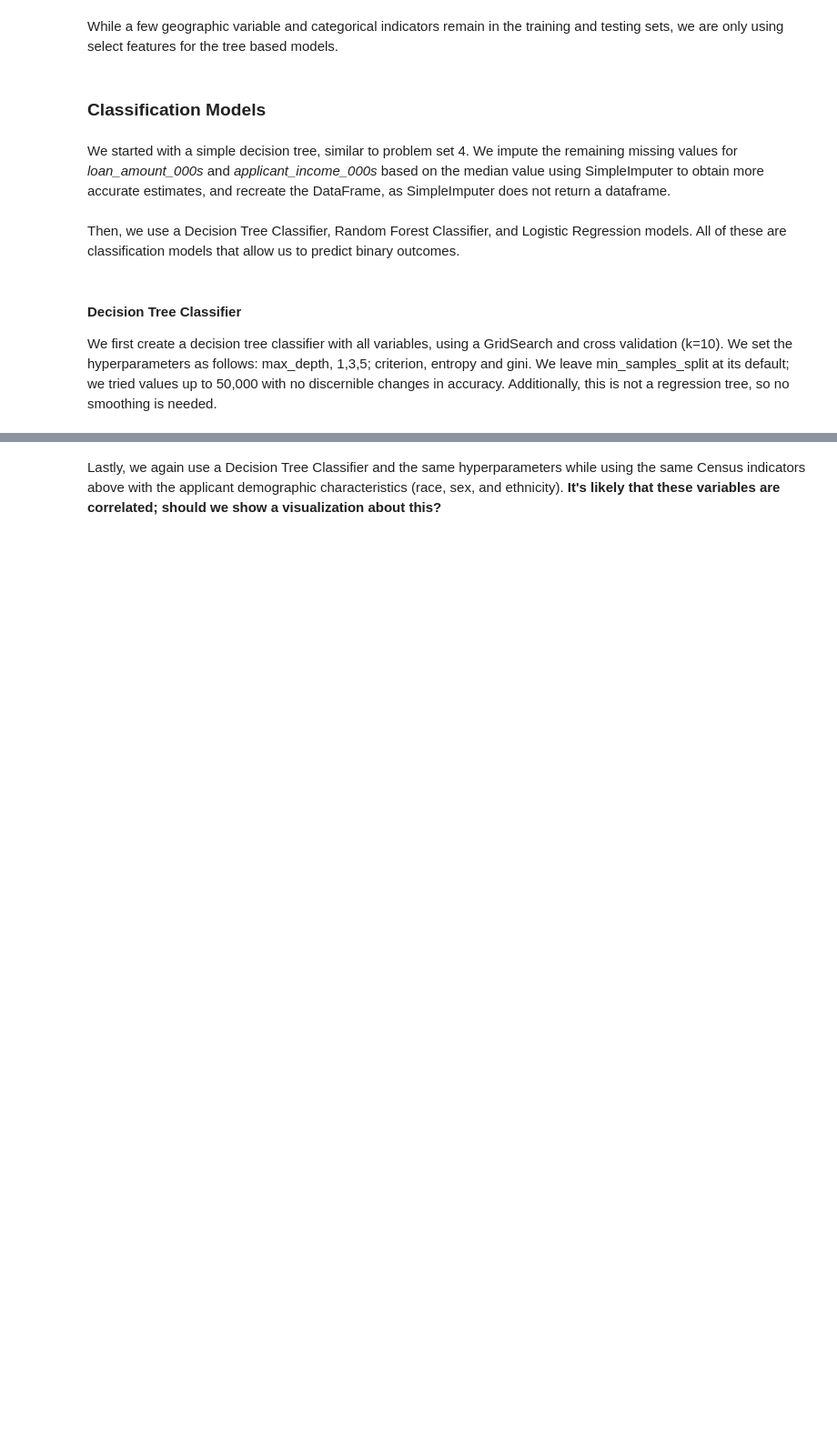
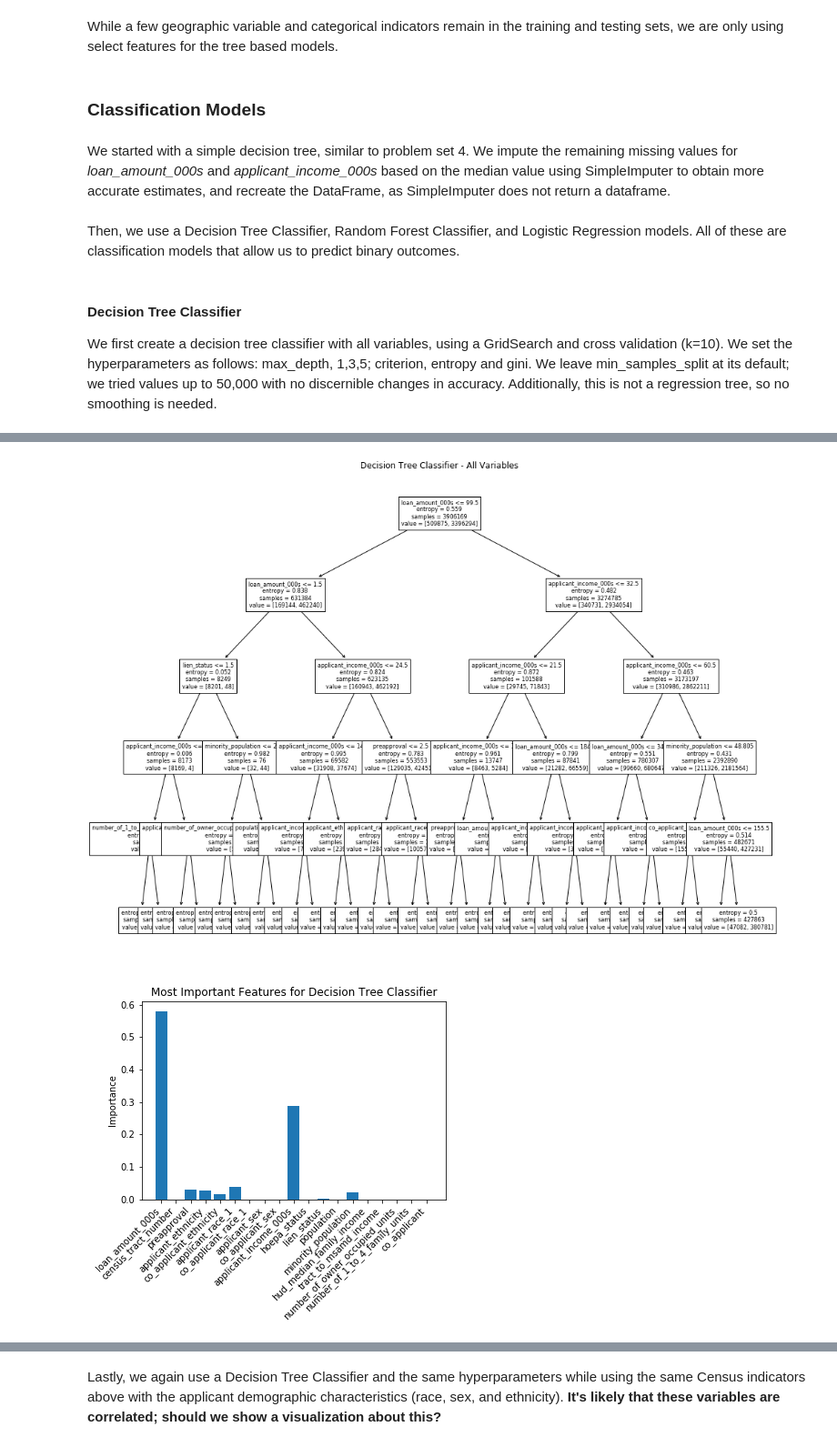
Before and after one commit to leppekja/capp30245, a Jupyter notebook: ML Models.ipynb, the cells around one changed output, grey strips where cells are left out. Shown: that part at 91% size. Drawn from its saved outputs; the diff is of its cells as text; code cells hidden in the pictures; blank space fills up the shorter version.

```diff
--- a/ML Models.ipynb
+++ b/ML Models.ipynb
@@ -62,6 +58,36 @@ fill_values = dict(zip(features, impute_features.statistics_))
 x_test = x_test.fillna(value=fill_values)
 # %% [markdown]
 Then, we use a Decision Tree Classifier, Random Forest Classifier, and Logistic Regression models. All of these are classification models that allow us to predict binary outcomes.
+# %%
+def review(estimator_object, plot_tree_title, plot_importance_title, feature_names):
+    '''
+    Plots the tree and important features
+    '''
+    # plot tree
+    fig, ax = plt.subplots(1,1, figsize=(16,13))
+    plot_tree(estimator_object.best_estimator_, feature_names=feature_names, ax=ax, fontsize=8)
+    plt.title(plot_tree_title)
+    plt.show()
+
+    # Plot most important features
+    plt.figure()
+    plt.bar(feature_names, estimator_object.best_estimator_.feature_importances_)
+    plt.title(plot_importance_title)
+    plt.ylabel('Importance')
+    plt.xticks(range(len(feature_names)), feature_names, rotation=45, ha='right')
+    plt.show()
+
+    return None
+
+def feature_importance(model, feature_names, title):
+
+    # Plot most important features
+    plt.figure()
+    plt.bar(feature_names, estimator_object.best_estimator_.feature_importances_)
+    plt.title(title)
+    plt.ylabel('Importance')
+    plt.xticks(range(len(feature_names)), feature_names, rotation=45, ha='right')
+    plt.show()
 # %% [markdown]
 #### Decision Tree Classifier
 
@@ -89,5 +115,12 @@ Fitting 10 folds for each of 6 candidates, totalling 60 fits
 | 3 | {'criterion': 'gini', 'max_depth'... | 0.869469 | 1.000000 | 0.869469 |
 | 4 | {'criterion': 'gini', 'max_depth'... | 0.872435 | 0.998623 | 0.872952 |
 | 5 | {'criterion': 'gini', 'max_depth'... | 0.874282 | 0.996828 | 0.875756 |
+# %%
+review(grid_dtc, plot_tree_title='Decision Tree Classifier - All Variables',
+       plot_importance_title='Most Important Features for Decision Tree Classifier',
+       feature_names=x_train.columns.values)
+# %% [output]
+[figure, added]
+[figure, added]
 # %% [markdown]
 Next we try the same hyperparameters and model, but using only Census indicators:
```
Also changed, not shown: parts of 49 cells of this notebook.
